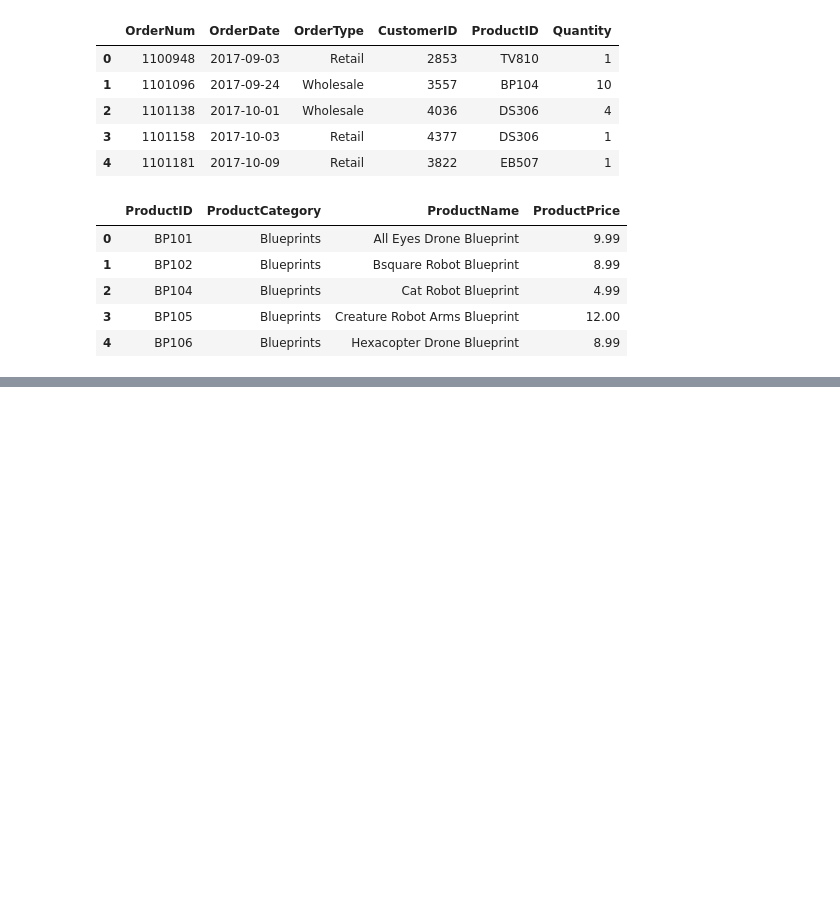
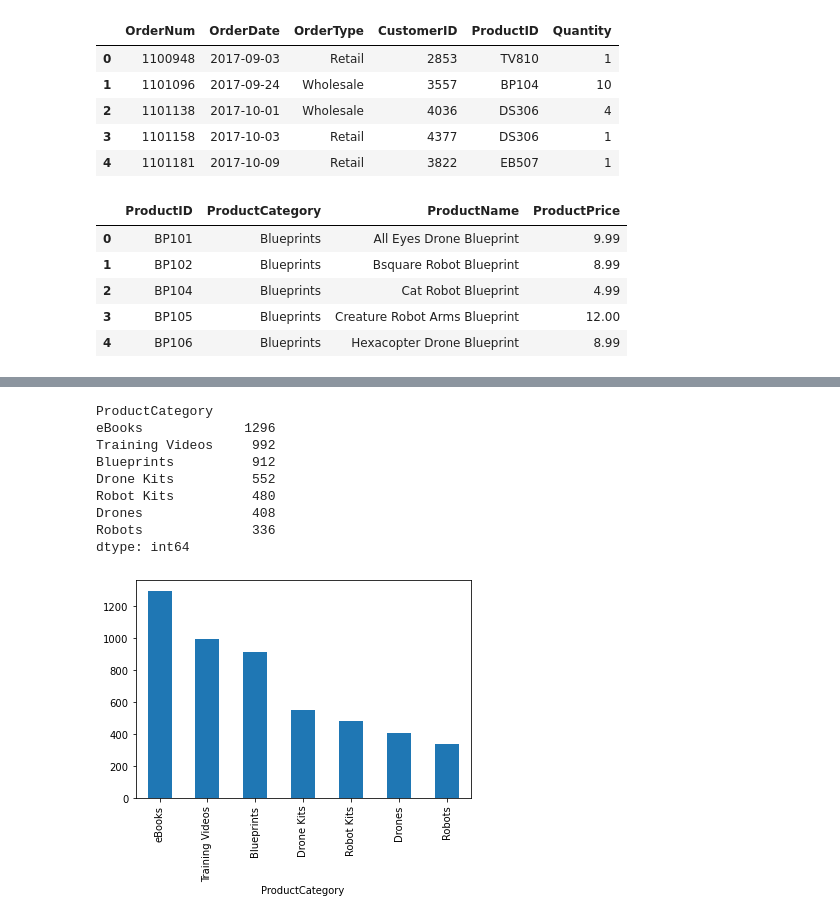
Before and after one commit to atalebizadeh/Examples, a Jupyter notebook: LinkedIn/Ex_Files_Tableau_EssT_Upd/Exercise Files/Chapter02/Untitled.ipynb, the cells around one changed output, grey strips where cells are left out. Cells and saved outputs as stored; diff of their text form; code cells hidden in the pictures; blank space fills up the shorter version.

```diff
--- a/LinkedIn/Ex_Files_Tableau_EssT_Upd/Exercise Files/Chapter02/Untitled.ipynb
+++ b/LinkedIn/Ex_Files_Tableau_EssT_Upd/Exercise Files/Chapter02/Untitled.ipynb
@@ -68,0 +145,15 @@ array([False, False, False, ..., False, False, False])
+# %%
+top_10_cat = prod_order.groupby('ProductCategory').size().sort_values(ascending=False)[:10]
+print(top_10_cat)
+top_10_cat.plot(kind='bar');
+# %% [output]
+ProductCategory
+eBooks             1296
+Training Videos     992
+Blueprints          912
+Drone Kits          552
+Robot Kits          480
+Drones              408
+Robots              336
+dtype: int64
+[figure, added]
```
Also changed, not shown: parts of 12 cells of this notebook, 23 other files.
